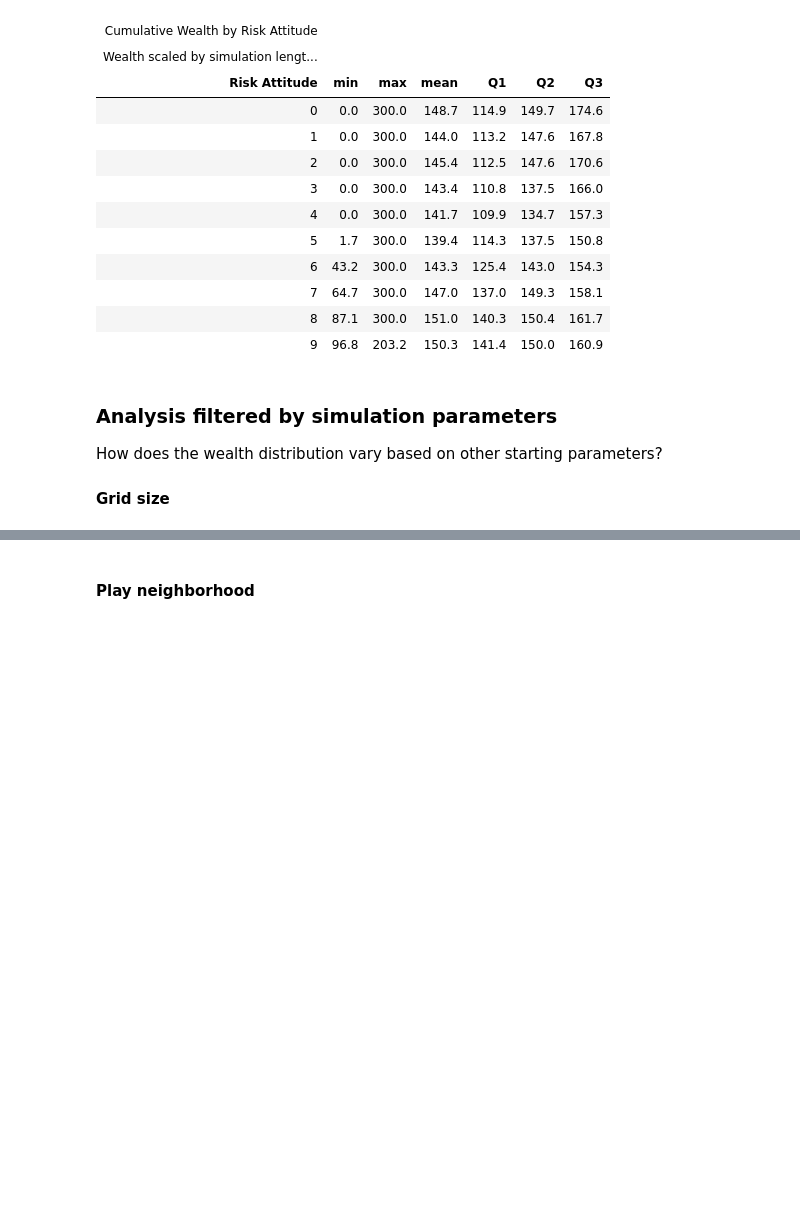
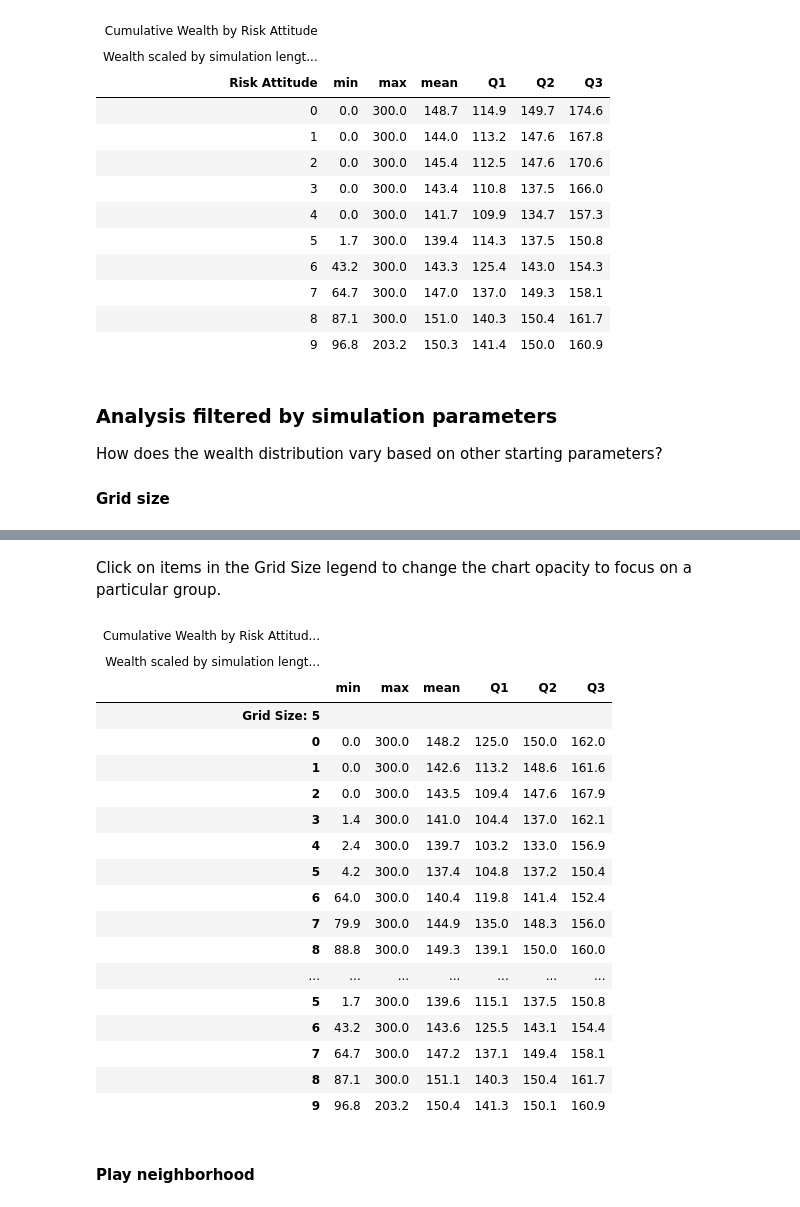
Before and after one commit to Princeton-CDH/simulating-risk, a Jupyter notebook: notebooks/hawkdovemulti_noadjust/analyze_batchrun_data.ipynb, the cells around one changed output, grey strips where cells are left out. Drawn from its saved outputs; the diff is of its cells as text; code cells hidden in the pictures; blank space fills up the shorter version.

Commit message:
Add line and area charts for wealth mean & quartile spread
ref #86

```diff
--- a/notebooks/hawkdovemulti_noadjust/analyze_batchrun_data.ipynb
+++ b/notebooks/hawkdovemulti_noadjust/analyze_batchrun_data.ipynb
@@ -402,3 +450,34 @@ alt.Chart(agents_last_round_df).mark_boxplot(extent="min-max").encode(
+# %% [markdown]
+Click on items in the Grid Size legend to change the chart opacity to focus on a particular group.
+# %%
+# turn  grid size into label for context in the table
+(wealth_by_risk_grid.with_columns(grid_size=pl.lit("Grid Size: ").add(pl.col("grid_size").cast(pl.datatypes.String)))
+    .rename({"risk_attitude": "Risk Attitude"})
+    .style.tab_header(title="Cumulative Wealth by Risk Attitude and Grid Size", subtitle="Wealth scaled by simulation length and play neighborhood")
+     .tab_stub(rowname_col="Risk Attitude", groupname_col="grid_size")
+    .fmt_number(decimals=1)
+    .fmt_number("Risk Attitude", decimals=0)
+)
+# %% [output]
+| Cumulative Wealth by Risk Attitud... |  |  |  |  |  |  |
+| Wealth scaled by simulation lengt... |  |  |  |  |  |  |
+|  | min | max | mean | Q1 | Q2 | Q3 |
+| Grid Size: 5 |  |  |  |  |  |  |
+| 0 | 0.0 | 300.0 | 148.2 | 125.0 | 150.0 | 162.0 |
+| 1 | 0.0 | 300.0 | 142.6 | 113.2 | 148.6 | 161.6 |
+| 2 | 0.0 | 300.0 | 143.5 | 109.4 | 147.6 | 167.9 |
+| 3 | 1.4 | 300.0 | 141.0 | 104.4 | 137.0 | 162.1 |
+| 4 | 2.4 | 300.0 | 139.7 | 103.2 | 133.0 | 156.9 |
+| 5 | 4.2 | 300.0 | 137.4 | 104.8 | 137.2 | 150.4 |
+| 6 | 64.0 | 300.0 | 140.4 | 119.8 | 141.4 | 152.4 |
+| 7 | 79.9 | 300.0 | 144.9 | 135.0 | 148.3 | 156.0 |
+| 8 | 88.8 | 300.0 | 149.3 | 139.1 | 150.0 | 160.0 |
+| ... | ... | ... | ... | ... | ... | ... |
+| 5 | 1.7 | 300.0 | 139.6 | 115.1 | 137.5 | 150.8 |
+| 6 | 43.2 | 300.0 | 143.6 | 125.5 | 143.1 | 154.4 |
+| 7 | 64.7 | 300.0 | 147.2 | 137.1 | 149.4 | 158.1 |
+| 8 | 87.1 | 300.0 | 151.1 | 140.3 | 150.4 | 161.7 |
+| 9 | 96.8 | 203.2 | 150.4 | 141.3 | 150.1 | 160.9 |
 # %% [markdown]
 #### Play neighborhood
 # %%
```
Also changed, not shown: parts of 15 cells of this notebook.
